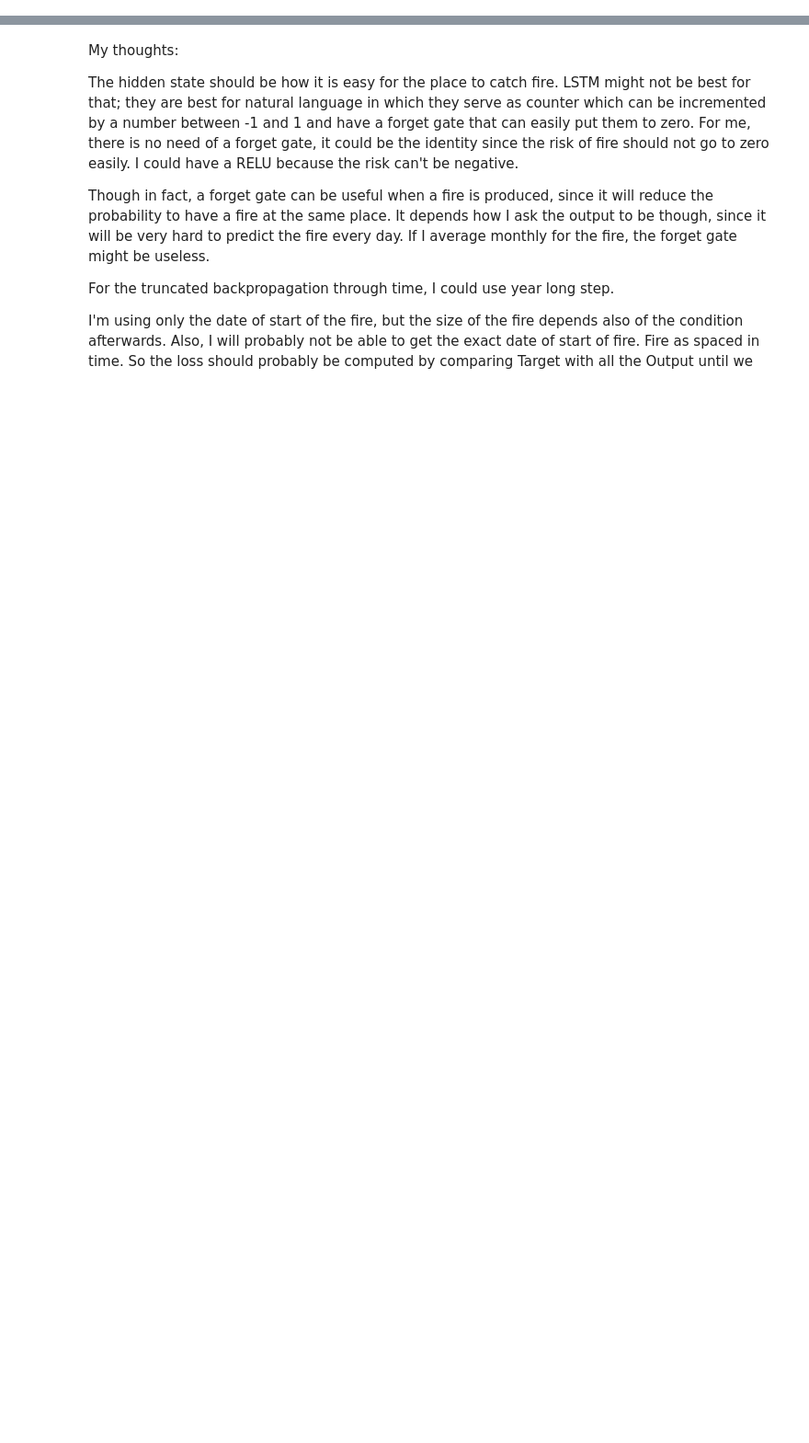
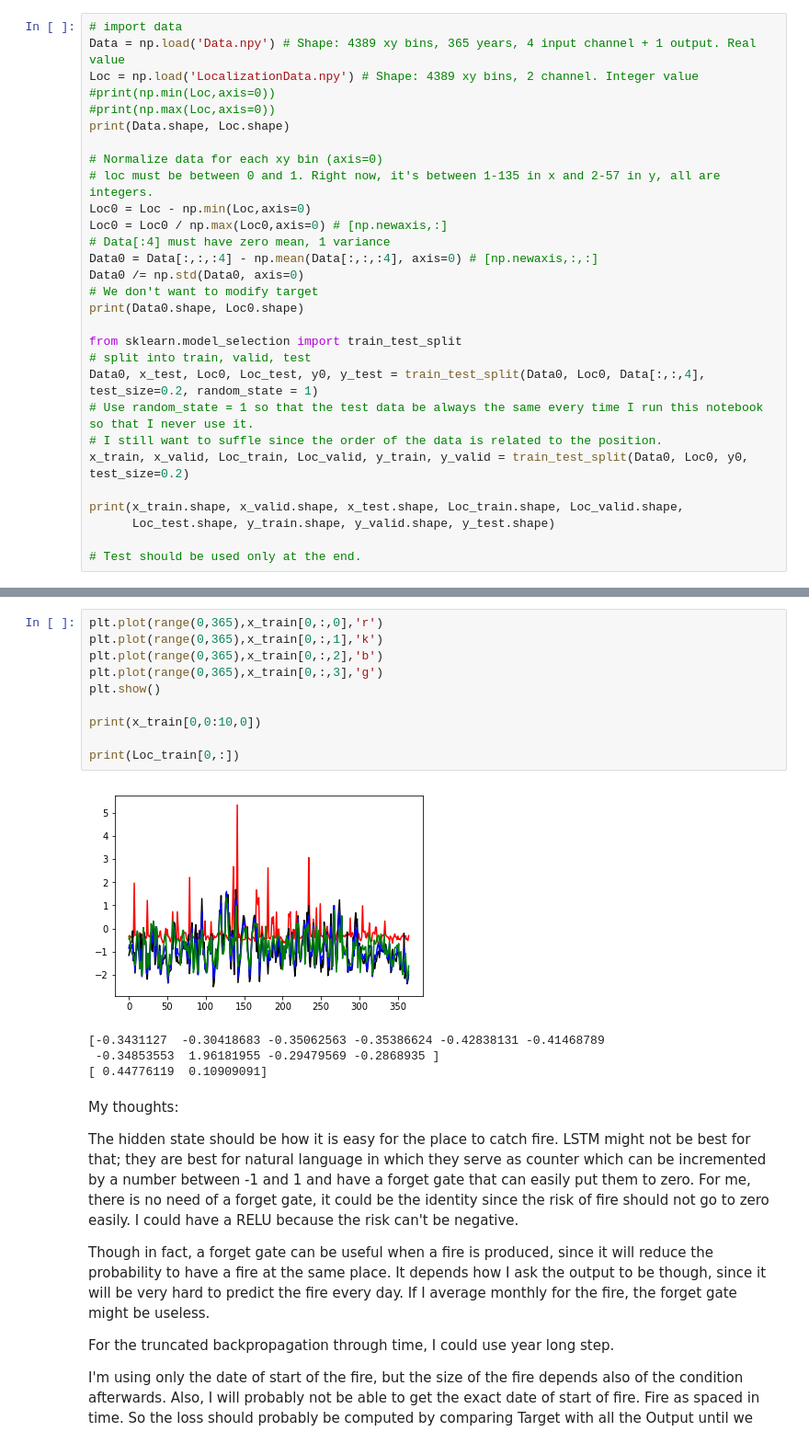
Before and after one commit to NicolasFerland/WildFire, a Jupyter notebook: Use neuronet.ipynb, the cells around one changed output, grey strips where cells are left out. Shown at 92% size. Saved outputs shown, nothing was run; the diff lists cells and outputs as text; blank space fills up the shorter version.

```diff
--- a/Use neuronet.ipynb
+++ b/Use neuronet.ipynb
@@ -38,0 +32,29 @@ ImportError: No module named 'rasterio'
+# %%
+# import data
+Data = np.load('Data.npy') # Shape: 4389 xy bins, 365 years, 4 input channel + 1 output. Real value
+Loc = np.load('LocalizationData.npy') # Shape: 4389 xy bins, 2 channel. Integer value
+#print(np.min(Loc,axis=0))
+#print(np.max(Loc,axis=0))
+print(Data.shape, Loc.shape)
+
+# Normalize data for each xy bin (axis=0)
+# loc must be between 0 and 1. Right now, it's between 1-135 in x and 2-57 in y, all are integers.
+Loc0 = Loc - np.min(Loc,axis=0)
+Loc0 = Loc0 / np.max(Loc0,axis=0) # [np.newaxis,:]
+# Data[:4] must have zero mean, 1 variance
+Data0 = Data[:,:,:4] - np.mean(Data[:,:,:4], axis=0) # [np.newaxis,:,:]
+Data0 /= np.std(Data0, axis=0)
+# We don't want to modify target
+print(Data0.shape, Loc0.shape)
+
+from sklearn.model_selection import train_test_split
+# split into train, valid, test
+Data0, x_test, Loc0, Loc_test, y0, y_test = train_test_split(Data0, Loc0, Data[:,:,4], test_size=0.2, random_state = 1)
+# Use random_state = 1 so that the test data be always the same every time I run this notebook so that I never use it.
+# I still want to suffle since the order of the data is related to the position.
+x_train, x_valid, Loc_train, Loc_valid, y_train, y_valid = train_test_split(Data0, Loc0, y0, test_size=0.2)
+
+print(x_train.shape, x_valid.shape, x_test.shape, Loc_train.shape, Loc_valid.shape,
+      Loc_test.shape, y_train.shape, y_valid.shape, y_test.shape)
+
+# Test should be used only at the end.
@@ -39,3 +65,18 @@ ImportError: No module named 'rasterio'
+# %%
+plt.plot(range(0,365),x_train[0,:,0],'r')
+plt.plot(range(0,365),x_train[0,:,1],'k')
+plt.plot(range(0,365),x_train[0,:,2],'b')
+plt.plot(range(0,365),x_train[0,:,3],'g')
+plt.show()
+
+print(x_train[0,0:10,0])
+
+print(Loc_train[0,:])
+# %% [output]
+[figure, added]
+[-0.3431127  -0.30418683 -0.35062563 -0.35386624 -0.42838131 -0.41468789
+ -0.34853553  1.96181955 -0.29479569 -0.2868935 ]
+[ 0.44776119  0.10909091]
 # %% [markdown]
 My thoughts:
 
```
Also changed, not shown: parts of 13 cells of this notebook, 3 other files.
